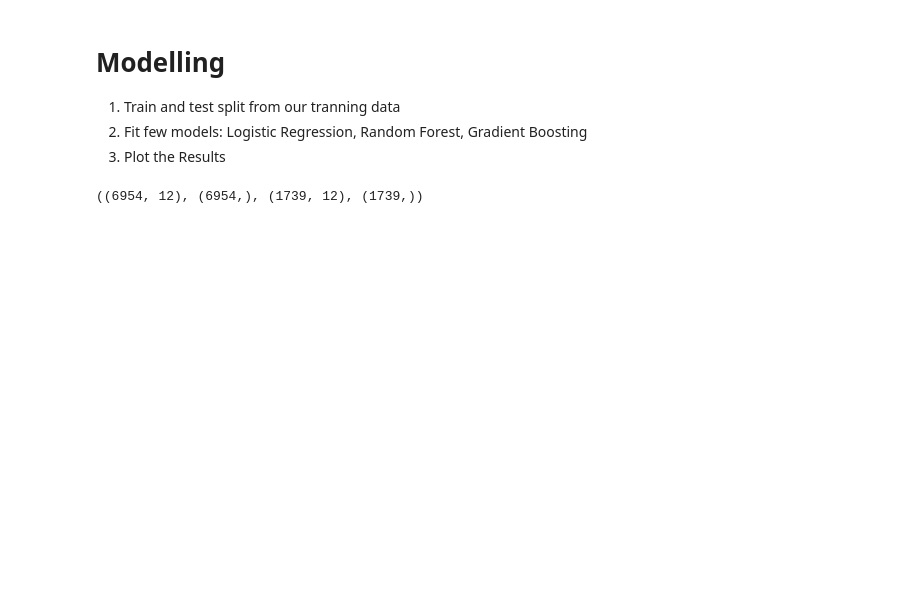
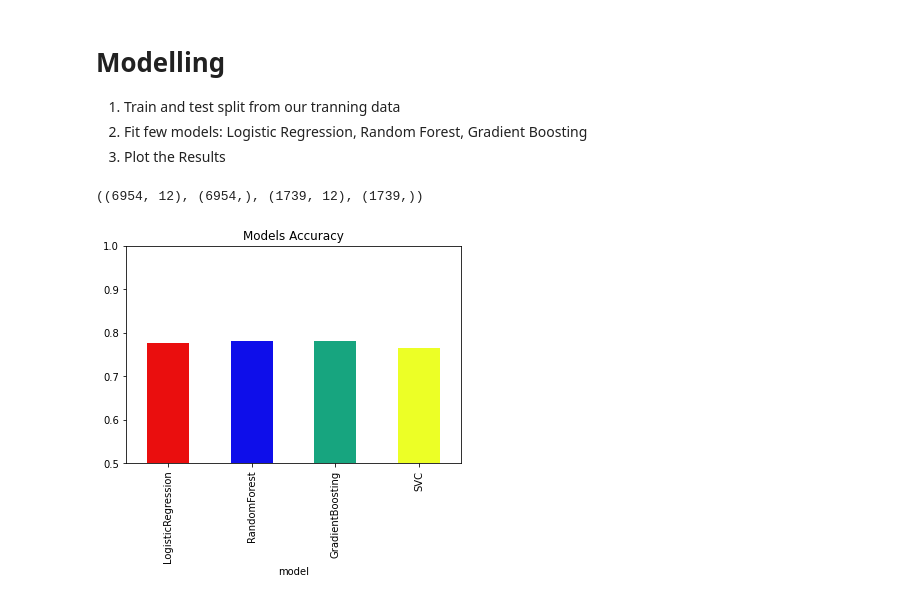
Before and after one commit to 0Ellias0/Spaceship-Titanic-Competition-, a Jupyter notebook: main.ipynb, the cells around one changed output. Drawn from its saved outputs; the diff is of its cells as text; code cells hidden in the pictures; blank space fills up the shorter version.

Commit message:
results

```diff
--- a/main.ipynb
+++ b/main.ipynb
@@ -410,3 +412,13 @@ svc = SVC()
 svc.fit(x_train,y_train)
 
 svc_pred_score  = svc.score(x_test,y_test)
+# %%
+df_results = pd.DataFrame(dict(model=['LogisticRegression','RandomForest','GradientBoosting','SVC'],
+                               accuracy=[lg_pre_score,rf_pred_score,gb_pred_score,svc_pred_score]))
+
+df_results.plot(kind='bar', x='model', y='accuracy', title='Models Accuracy',legend=False,
+                color=['#ea0e0e','#0e0eea','#17a57f','#ecff26'])
+
+plt.ylim(0.5,1);
+# %% [output]
+[figure, added]
```
Also changed, not shown: parts of 3 cells of this notebook.
